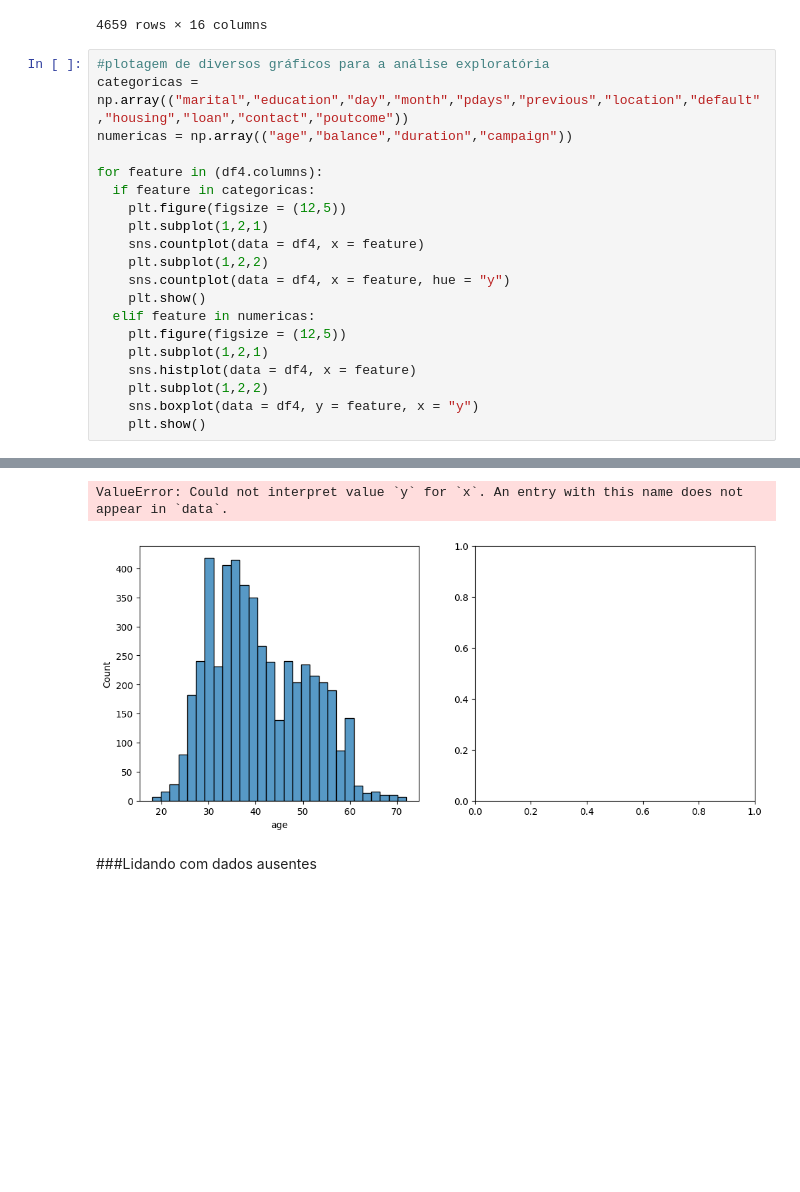
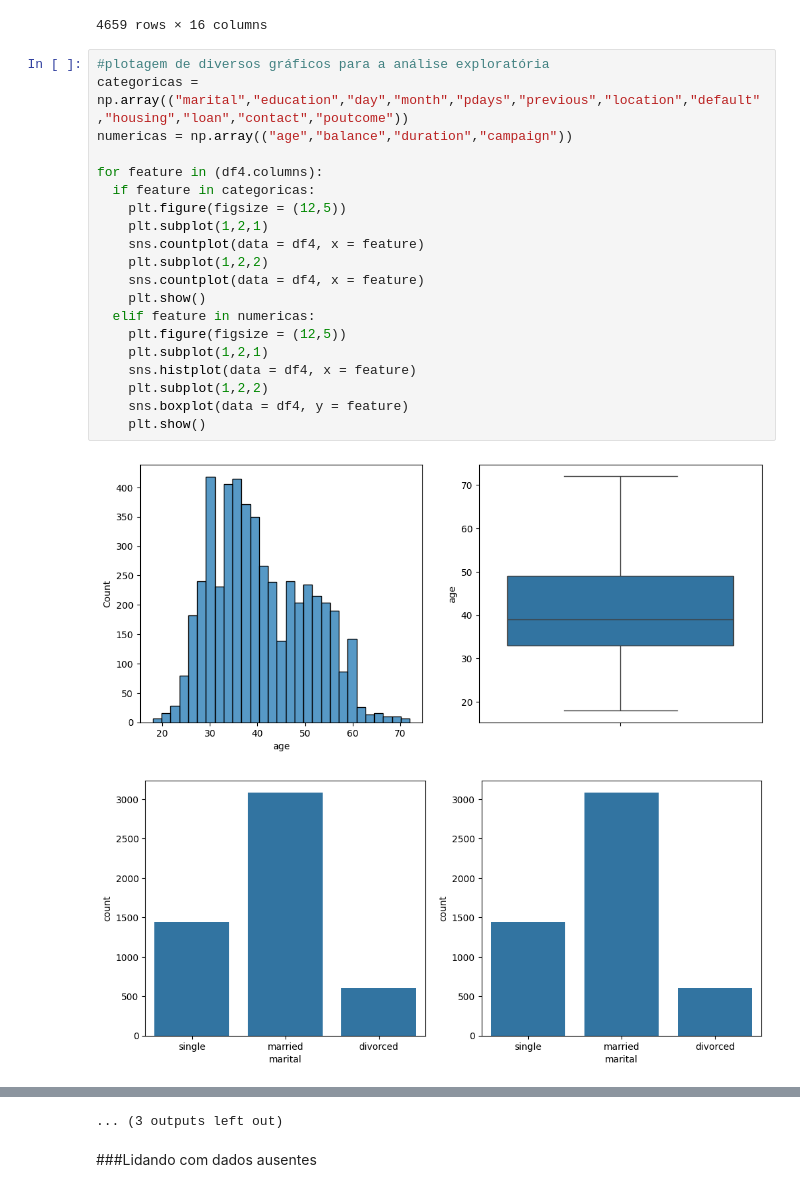
Before and after one commit to ArthurWDamasi0/ProjetoFinalTA, a Jupyter notebook: Limpeza_TA_df_test.ipynb, the cells around one changed output, grey strips where cells are left out. Drawn from its saved outputs; the diff is of its cells as text; blank space fills up the shorter version.

```diff
--- a/Limpeza_TA_df_test.ipynb
+++ b/Limpeza_TA_df_test.ipynb
@@ -220,21 +220,23 @@ df_no_cam_outliers #muitas casas removidas
 # %%
 #plotagem de diversos gráficos para a análise exploratória
 categoricas = np.array(("marital","education","day","month","pdays","previous","location","default","housing","loan","contact","poutcome"))
 numericas = np.array(("age","balance","duration","campaign"))
 
 for feature in (df4.columns):
   if feature in categoricas:
     plt.figure(figsize = (12,5))
     plt.subplot(1,2,1)
     sns.countplot(data = df4, x = feature)
     plt.subplot(1,2,2)
-    sns.countplot(data = df4, x = feature, hue = "y")
+    sns.countplot(data = df4, x = feature)
     plt.show()
   elif feature in numericas:
     plt.figure(figsize = (12,5))
     plt.subplot(1,2,1)
     sns.histplot(data = df4, x = feature)
     plt.subplot(1,2,2)
-    sns.boxplot(data = df4, y = feature, x = "y")
+    sns.boxplot(data = df4, y = feature)
     plt.show()
 # %% [output]
+[figure, new version]
+[figure, added]
@@ -241,5 +253,4 @@ for feature in (df4.columns):
-ValueError: Could not interpret value `y` for `x`. An entry with this name does not appear in `data`.
+... (3 outputs left out)
-[figure, old version]
 # %% [markdown]
 ###Lidando com dados ausentes
 # %%
```
Also changed, not shown: parts of 8 cells of this notebook.
